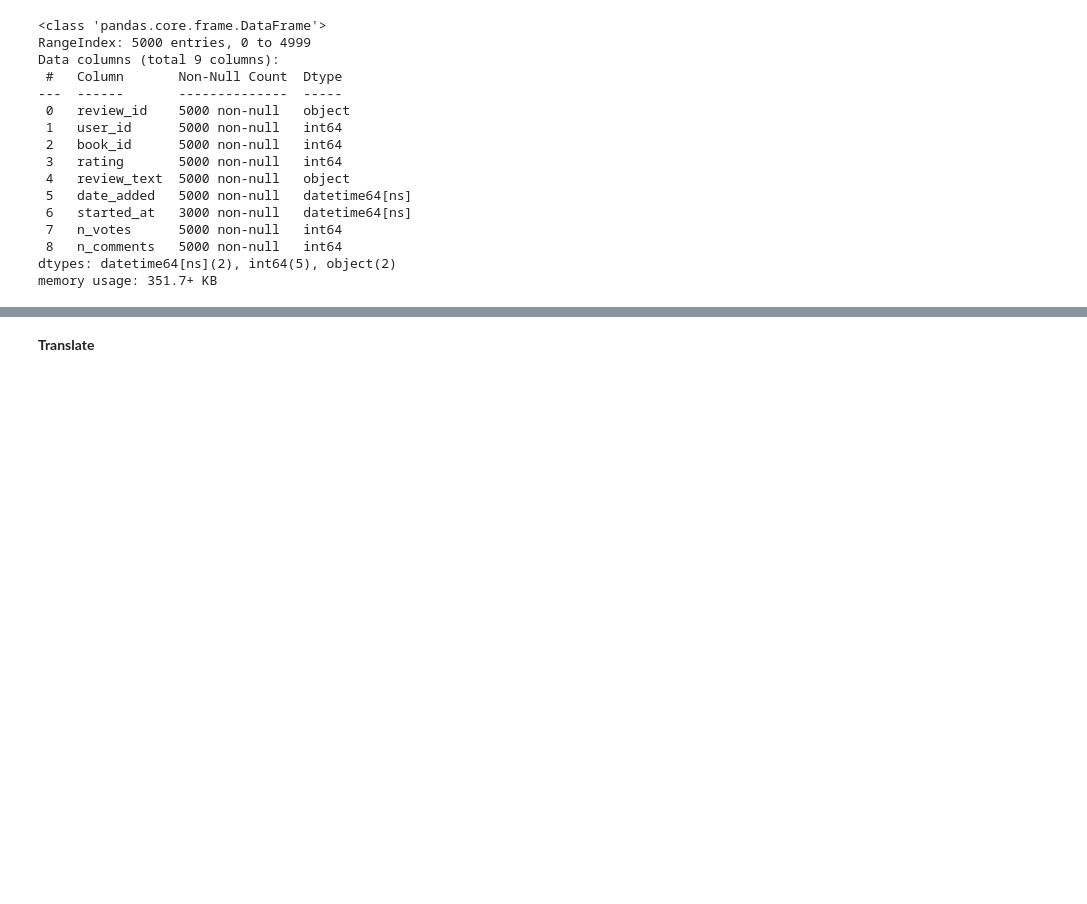
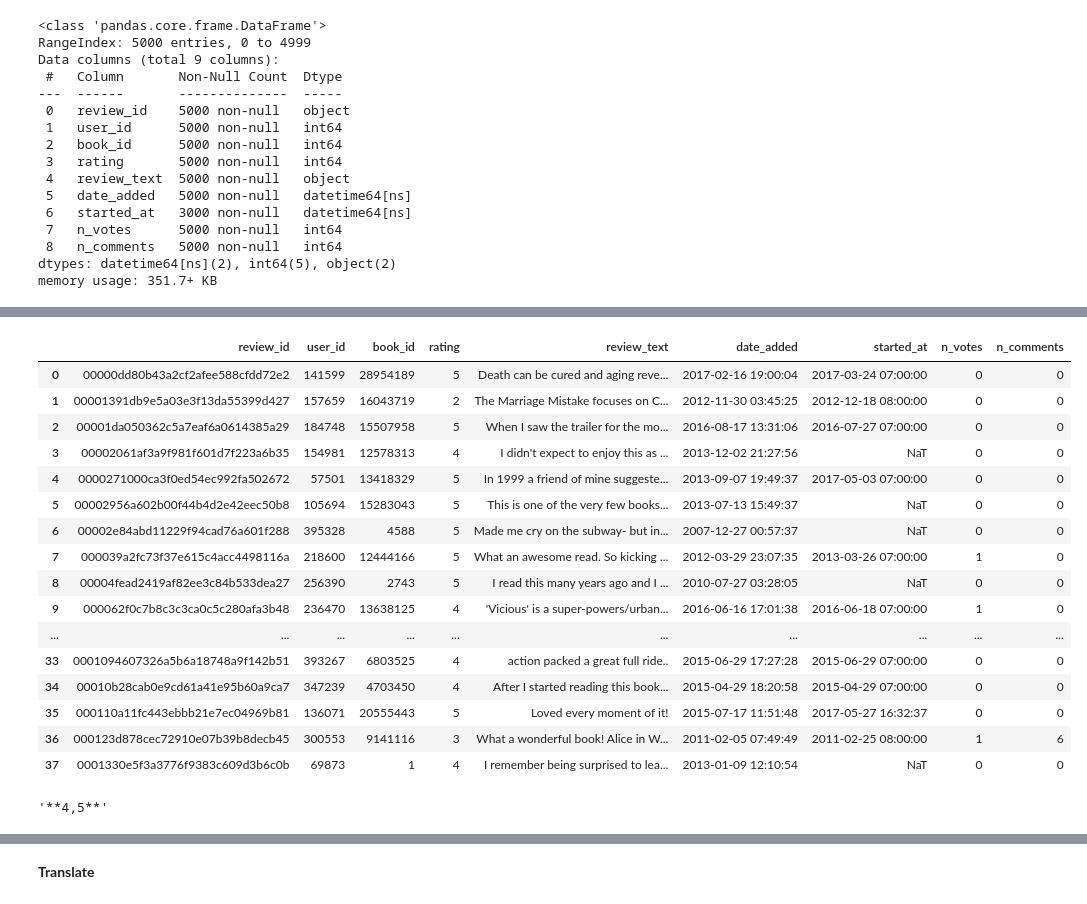
Before and after one commit to Benjouzz/DS50_backend, a Jupyter notebook: ds50-nlp.ipynb, the cells around one changed output, grey strips where cells are left out. Drawn from its saved outputs; the diff is of its cells as text; code cells hidden in the pictures; blank space fills up the shorter version.

```diff
--- a/ds50-nlp.ipynb
+++ b/ds50-nlp.ipynb
@@ -93,3 +76,30 @@ data[data['rating'] == 0]
+# %%
+data.shape
+data = data.reset_index()
+data = data.drop(columns=["index"])
+data.head(38)
+# %% [output]
+|  | review_id | user_id | book_id | rating | review_text | date_added | started_at | n_votes | n_comments |
+| 0 | 00000dd80b43a2cf2afee588cfdd72e2 | 141599 | 28954189 | 5 | Death can be cured and aging reve... | 2017-02-16 19:00:04 | 2017-03-24 07:00:00 | 0 | 0 |
+| 1 | 00001391db9e5a03e3f13da55399d427 | 157659 | 16043719 | 2 | The Marriage Mistake focuses on C... | 2012-11-30 03:45:25 | 2012-12-18 08:00:00 | 0 | 0 |
+| 2 | 00001da050362c5a7eaf6a0614385a29 | 184748 | 15507958 | 5 | When I saw the trailer for the mo... | 2016-08-17 13:31:06 | 2016-07-27 07:00:00 | 0 | 0 |
+| 3 | 00002061af3a9f981f601d7f223a6b35 | 154981 | 12578313 | 4 | I didn't expect to enjoy this as ... | 2013-12-02 21:27:56 | NaT | 0 | 0 |
+| 4 | 0000271000ca3f0ed54ec992fa502672 | 57501 | 13418329 | 5 | In 1999 a friend of mine suggeste... | 2013-09-07 19:49:37 | 2017-05-03 07:00:00 | 0 | 0 |
+| 5 | 00002956a602b00f44b4d2e42eec50b8 | 105694 | 15283043 | 5 | This is one of the very few books... | 2013-07-13 15:49:37 | NaT | 0 | 0 |
+| 6 | 00002e84abd11229f94cad76a601f288 | 395328 | 4588 | 5 | Made me cry on the subway- but in... | 2007-12-27 00:57:37 | NaT | 0 | 0 |
+| 7 | 000039a2fc73f37e615c4acc4498116a | 218600 | 12444166 | 5 | What an awesome read. So kicking ... | 2012-03-29 23:07:35 | 2013-03-26 07:00:00 | 1 | 0 |
+| 8 | 00004fead2419af82ee3c84b533dea27 | 256390 | 2743 | 5 | I read this many years ago and I ... | 2010-07-27 03:28:05 | NaT | 0 | 0 |
+| 9 | 000062f0c7b8c3c3ca0c5c280afa3b48 | 236470 | 13638125 | 4 | 'Vicious' is a super-powers/urban... | 2016-06-16 17:01:38 | 2016-06-18 07:00:00 | 1 | 0 |
+| ... | ... | ... | ... | ... | ... | ... | ... | ... | ... |
+| 33 | 0001094607326a5b6a18748a9f142b51 | 393267 | 6803525 | 4 | action packed a great full ride.. | 2015-06-29 17:27:28 | 2015-06-29 07:00:00 | 0 | 0 |
+| 34 | 00010b28cab0e9cd61a41e95b60a9ca7 | 347239 | 4703450 | 4 | After I started reading this book... | 2015-04-29 18:20:58 | 2015-04-29 07:00:00 | 0 | 0 |
+| 35 | 000110a11fc443ebbb21e7ec04969b81 | 136071 | 20555443 | 5 | Loved every moment of it! | 2015-07-17 11:51:48 | 2017-05-27 16:32:37 | 0 | 0 |
+| 36 | 000123d878cec72910e07b39b8decb45 | 300553 | 9141116 | 3 | What a wonderful book! Alice in W... | 2011-02-05 07:49:49 | 2011-02-25 08:00:00 | 1 | 6 |
+| 37 | 0001330e5f3a3776f9383c609d3b6c0b | 69873 | 1 | 4 | I remember being surprised to lea... | 2013-01-09 12:10:54 | NaT | 0 | 0 |
+# %%
+data.loc[898,'review_text']
+# %% [output]
+'**4,5**'
 # %%
 def isfloat(num):
     try:
```
Also changed, not shown: parts of 9 cells of this notebook.
